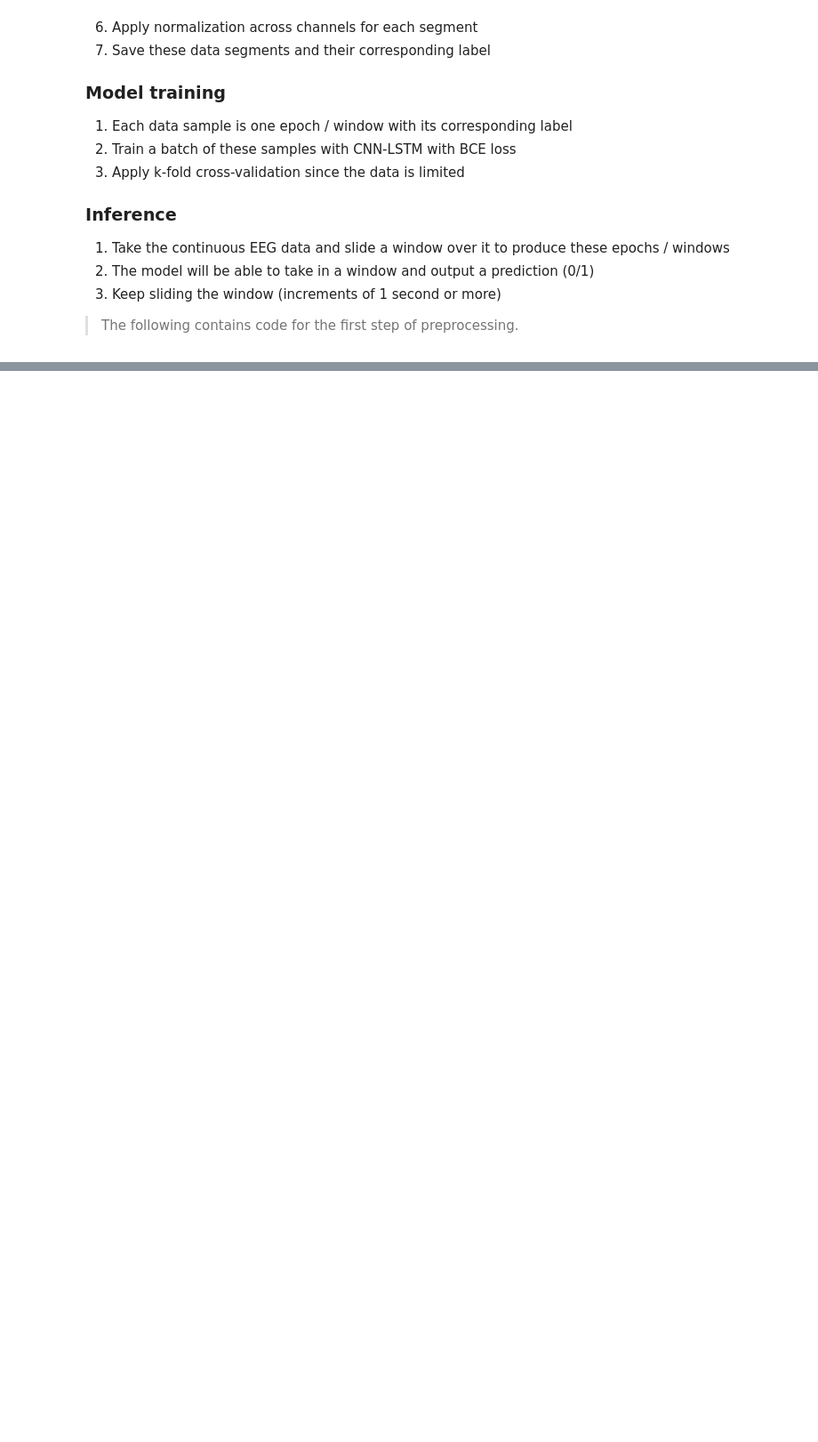
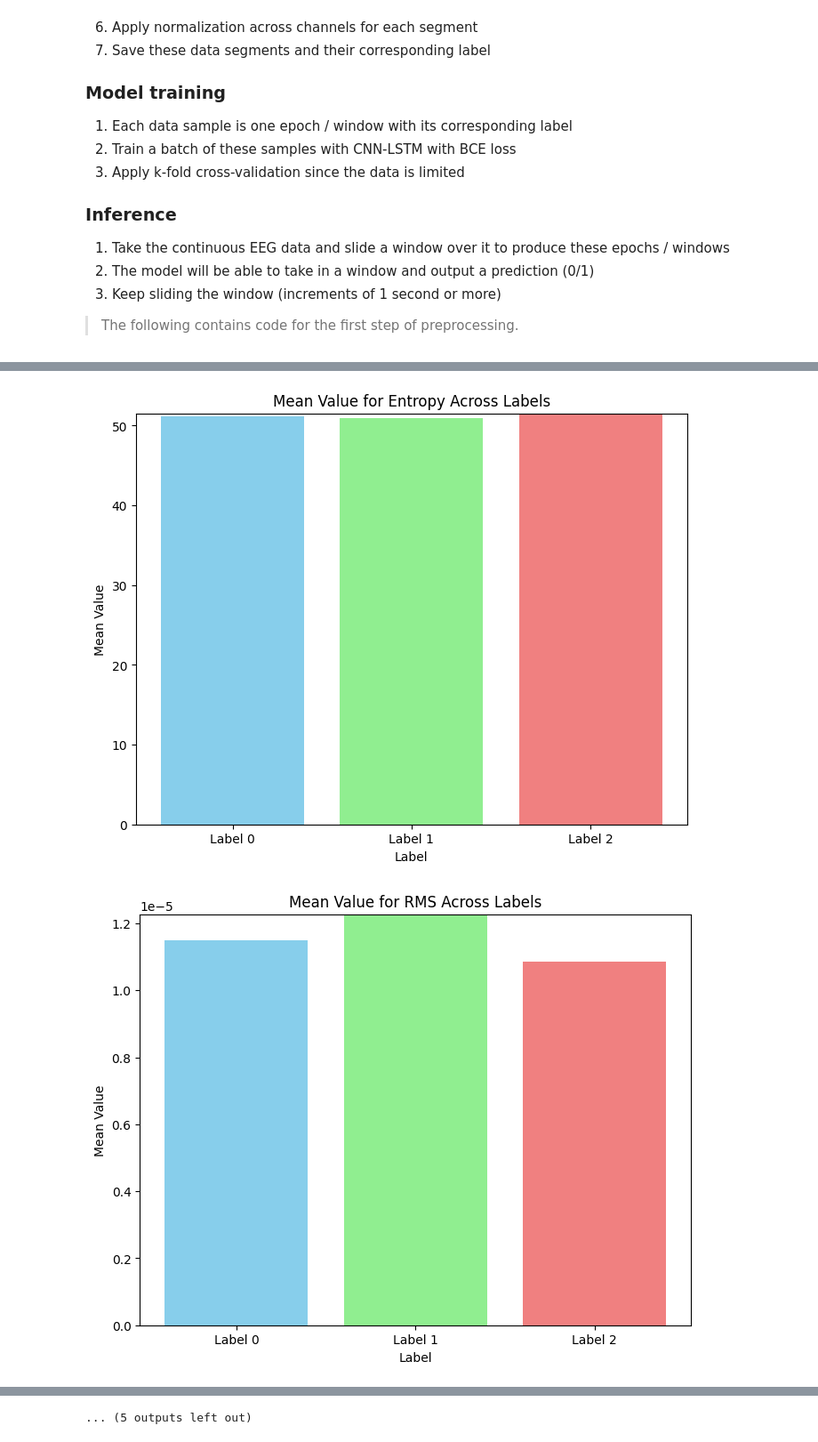
Before and after one commit to michaelzixizhou/parkinsons-tremor-detection, a Jupyter notebook: experiments/create_windows.ipynb, the cells around one changed output, grey strips where cells are left out. Shown at 89% size. Saved outputs shown, nothing was run; the diff lists cells and outputs as text; code cells hidden in the pictures; blank space fills up the shorter version.

```diff
--- a/experiments/create_windows.ipynb
+++ b/experiments/create_windows.ipynb
@@ -182,7 +213,7 @@ print(file_paths)
 # %%
 save_path = 'processed_data.pt'
 mne.set_log_level('WARNING')
-preprocessed_data, labels = load_and_preprocess_bdf(file_paths,
+preprocessed_data, labels, all_windows_preconversion, all_labels_preconversion = load_and_preprocess_bdf(file_paths,
                                                    event_id=event_id,
                                                    window_size=window_size,
                                                    window_step=window_step,
@@ -191,0 +241,5 @@ print(f"Data shape: {preprocessed_data.shape}, Labels shape: {labels.shape}")
+# %%
+#extract features
+EEG_processor = EEGProcessHelper(all_windows_preconversion)
+
+EEG_processor.extract_features(scale = False, save = False)
@@ -191,0 +258,48 @@ print(f"Data shape: {preprocessed_data.shape}, Labels shape: {labels.shape}")
+# %%
+#plot each features based on label groups
+import numpy as np
+import matplotlib.pyplot as plt
+
+features = EEG_processor.features
+# Compute the mean across epochs for each label group
+means_by_label = {label: [] for label in np.unique(all_labels_preconversion)}
+
+feature_names = [
+    'Entropy', 'RMS', 'Band Width', 'Peak Frequency', 'Band Power',
+    'Mean', 'Std', 'Median', 'Kurtosis', 'Skewness',
+    'Moment 5', 'Moment 6', 'L-Scale', 'L-Skewness', 'L-Kurtosis',
+    'Form Factor', 'Sample'
+]
+
+
+for label in np.unique(labels):
+    # Select the epochs where the label is `label`
+    label_epochs = features[labels == label]
+    # Compute the mean across these selected epochs (across axis=0 for each feature)
+    means_by_label[label] = np.mean(label_epochs, axis=(0, 1))  # Shape: (features,)
+
+# Plotting the bar graph for each feature, grouped by label
+
+# Plotting the bar graph for each feature separately
+for feature_idx in range(17):
+    plt.figure(figsize=(8, 6))
+    x = np.array([0, 1, 2])  # Labels 0, 1, and 2
+
+    # Mean values for each label for this specific feature
+    means = [means_by_label[label][feature_idx] for label in np.unique(labels)]
+
+    # Plot the means for each label
+    plt.bar(x, means, color=['skyblue', 'lightgreen', 'lightcoral'])
+
+    # Add labels and title
+    plt.xlabel('Label')
+    plt.ylabel('Mean Value')
+    plt.title(f'Mean Value for {feature_names[feature_idx]} Across Labels')
+    plt.xticks(x, ['Label 0', 'Label 1', 'Label 2'])
+    plt.ylim([0, np.max(means)])  # Adjust y-axis for better visualization
+
+    # Show the plot
+    plt.show()
+# %% [output]
+[figure, added]
+[figure, added]
@@ -191,0 +316 @@ print(f"Data shape: {preprocessed_data.shape}, Labels shape: {labels.shape}")
+... (5 outputs left out)
```
Also changed, not shown: parts of 9 cells of this notebook, 2 other files.
